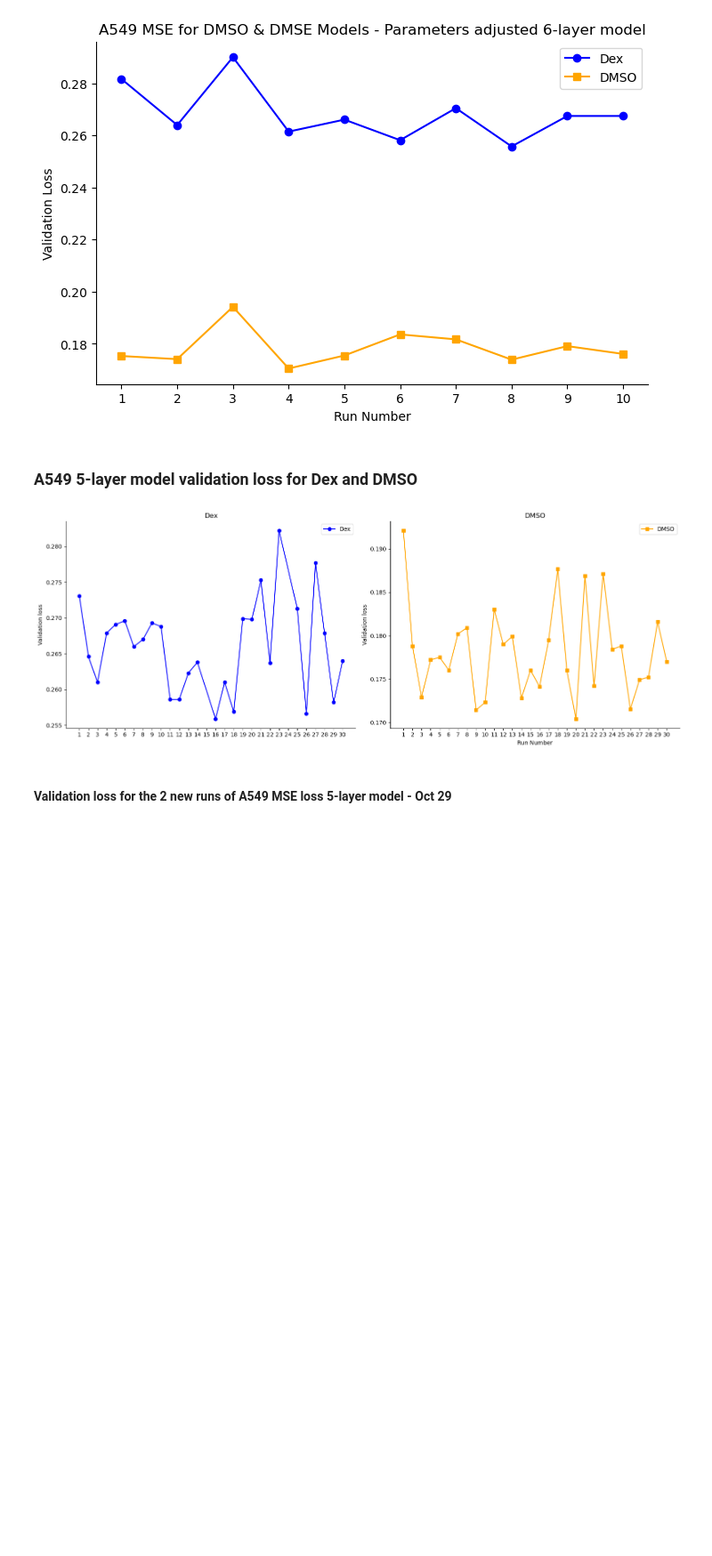
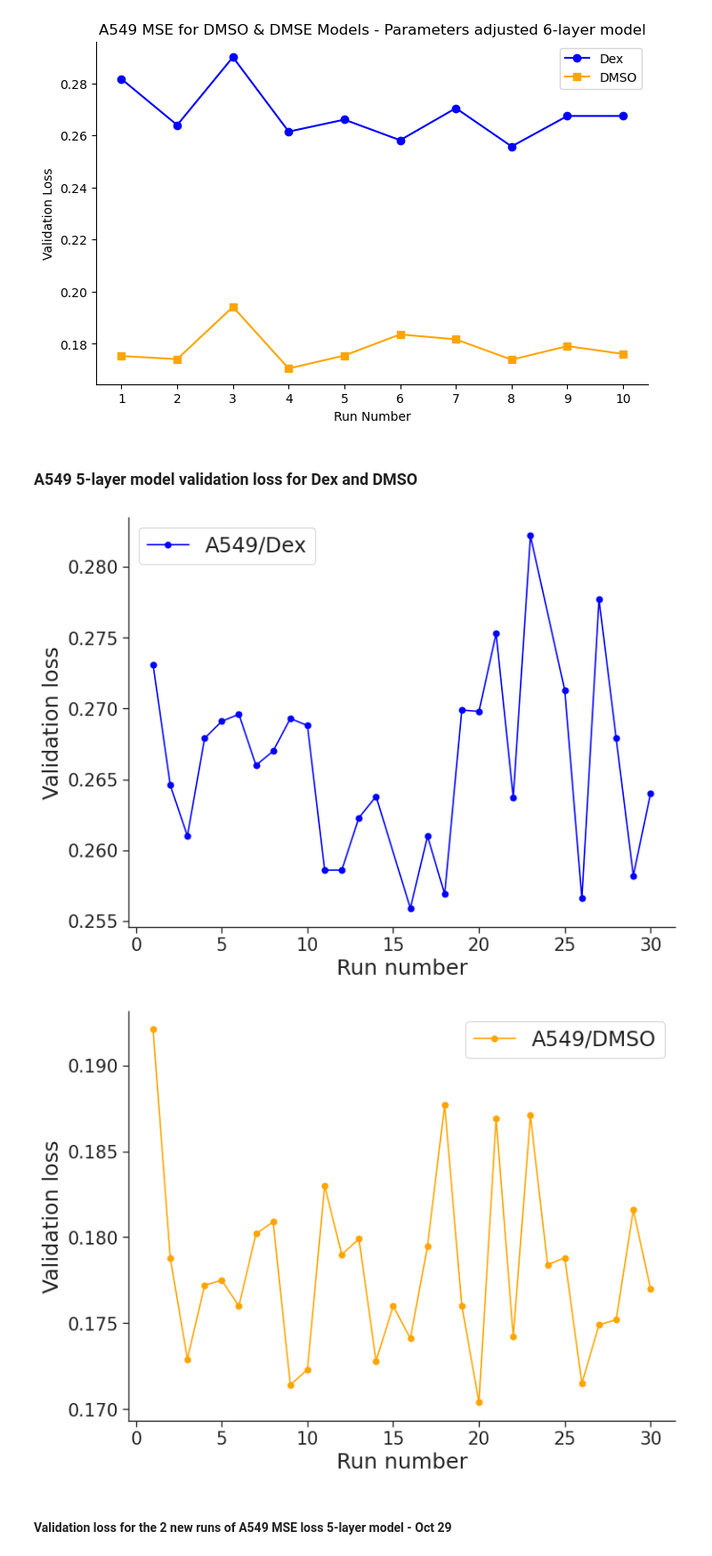
Before and after one commit to RevathyVenukuttan/majoros_lab, a Jupyter notebook: notebooks/Loss-comparison.ipynb, the cells around one changed output. Shown at 89% size. Drawn from its saved outputs; the diff is of its cells as text; code cells hidden in the pictures; blank space fills up the shorter version.

```diff
--- a/notebooks/Loss-comparison.ipynb
+++ b/notebooks/Loss-comparison.ipynb
@@ -1012,6 +1012,23 @@ import re
 import glob
 import matplotlib.pyplot as plt
 import seaborn as sns
+
+import pandas as pd
+import numpy as np
+
+
+sns.set_style('ticks')
+plt.rcParams['svg.fonttype'] = 'none'
+plt.rcParams['pdf.fonttype'] = 42
+plt.rcParams['lines.markersize'] = 20
+sns.set_context('paper', font_scale=2)
+%matplotlib inline
+
+plt.rc('axes', labelsize=18)
+plt.rc('xtick', labelsize=15)
+plt.rc('ytick', labelsize=15)
+# plt.rc('legend', fontsize=15)
+
 
 log_dir = "/hpc/home/rv103/igvf/revathy/models/logs"
 pattern = os.path.join(log_dir, "*_MSELoss_5layer_*.out")
@@ -1026,50 +1043,54 @@ for file in files:
     if not match:
         continue
 
     loss_type = match.group(1)
     run_num = int(match.group(2))
 
     with open(file, 'r') as f:
         for line in f:
             if "Min validation loss" in line:
                 loss_match = re.search(r"Min validation loss:\s*([0-9eE\+\.-]+)", line)
 
                 if loss_match:
                     loss = float(loss_match.group(1))
                     if loss_type == "Dex":
                         Dex[run_num] = loss
                     else:
                         DMSO[run_num] = loss
                 break
 
 
 Dex = dict(sorted(Dex.items()))
 DMSO = dict(sorted(DMSO.items()))
 
-fig, axes = plt.subplots(1,2, figsize=(16, 6), sharex=True)
+plt.figure(figsize=(8,6))
 
 
-axes[0].plot(list(Dex.keys()), list(Dex.values()),
-             marker='o', color='blue', label='Dex')
-axes[0].set_title("Dex")
-axes[0].set_ylabel("Validation loss")
-axes[0].legend()
-sns.despine(ax=axes[0])
+plt.plot(list(Dex.keys()), list(Dex.values()),
+             marker='o', color='blue', label='A549/Dex')
+# axes[0].set_title("Dex")
+plt.ylabel("Validation loss")
+plt.xlabel("Run number")
+plt.legend()
+sns.despine()
+plt.tight_layout()
+plt.show()
 
-# Plot MSELoss
-axes[1].plot(list(DMSO.keys()), list(DMSO.values()),
-             marker='s', color='orange', label='DMSO')
-axes[1].set_title("DMSO")
-axes[1].set_xlabel("Run Number")
-axes[1].set_ylabel("Validation loss")
-axes[1].set_xticks(sorted(set(Dex.keys()).union(DMSO.keys())))
-axes[1].legend()
-sns.despine(ax=axes[1])
+plt.figure(figsize=(8,6))
+plt.plot(list(DMSO.keys()), list(DMSO.values()),
+             marker='o', color='orange', label='A549/DMSO')
+# axes[1].set_title("DMSO")
+plt.xlabel("Run number")
+plt.ylabel("Validation loss")
+# plt.xticks(sorted(set(Dex.keys()).union(DMSO.keys())))
+plt.legend()
+sns.despine()
 
 plt.tight_layout()
 plt.show()
 # %% [output]
-[figure, old version]
+[figure, new version]
+[figure, added]
 # %% [markdown]
 #### Validation loss for the 2 new runs of A549 MSE loss 5-layer model - Oct 29
 # %%
```
Also changed, not shown: parts of 7 cells of this notebook, 16 other files.
